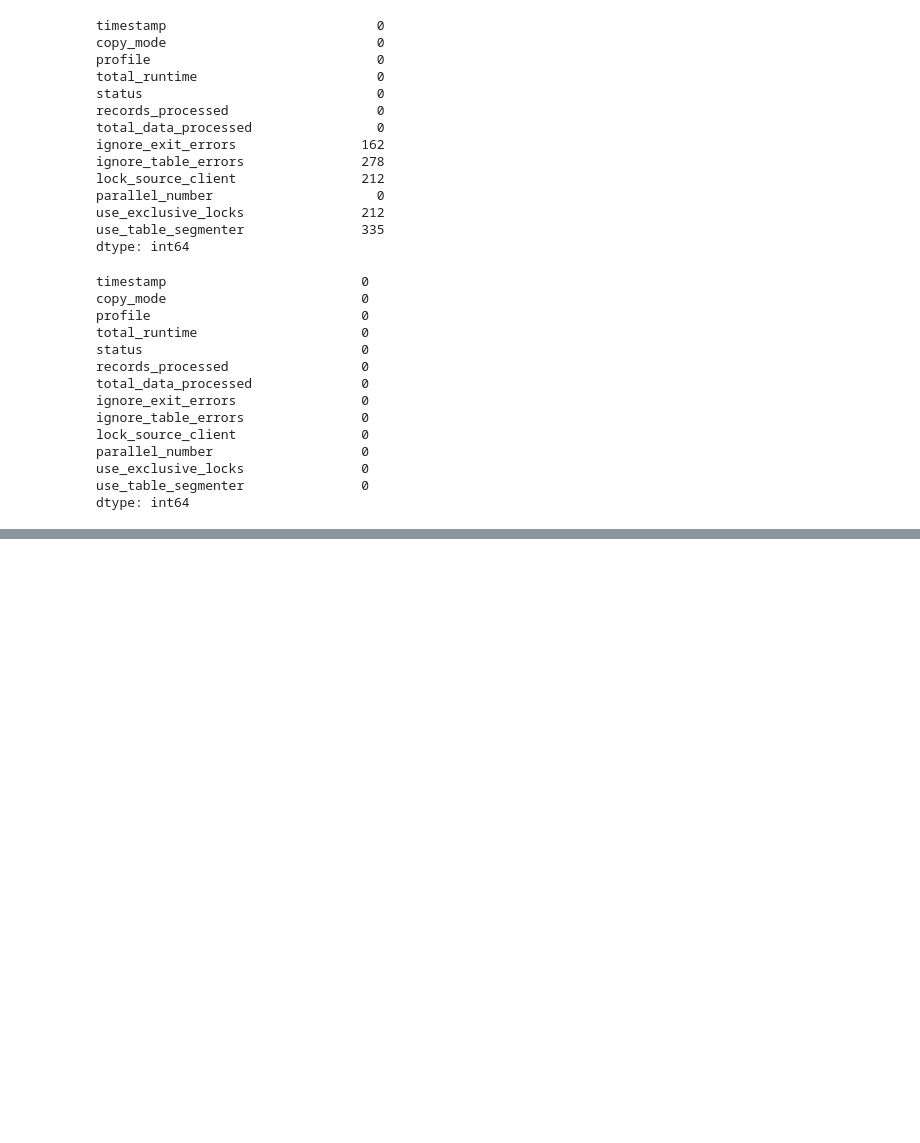
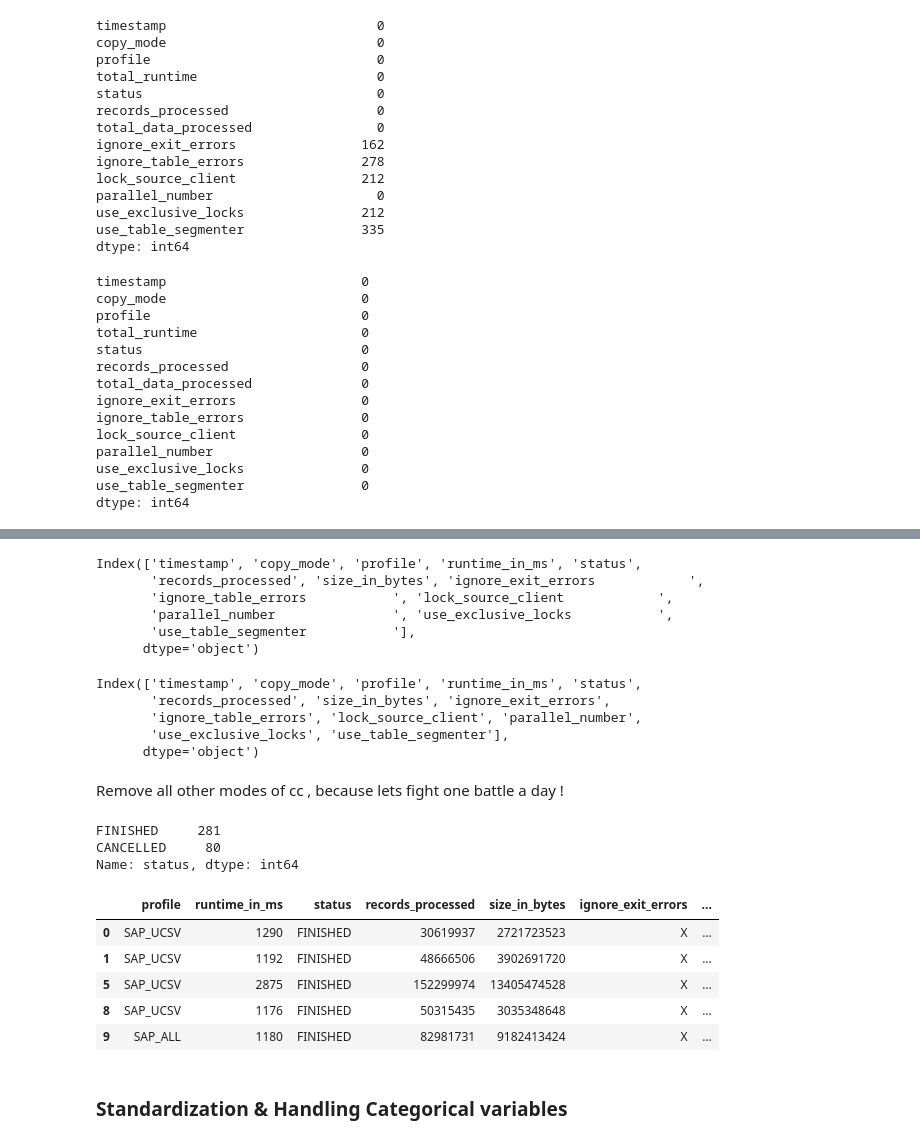
Before and after one commit to subhasisj/python-projects, a Jupyter notebook: Machine Learning Projects/Client Copy/Client Copy Data Exploration.ipynb, the cells around one changed output, grey strips where cells are left out. Saved outputs shown, nothing was run; the diff lists cells and outputs as text; code cells hidden in the pictures; blank space fills up the shorter version.

```diff
--- a/Machine Learning Projects/Client Copy/Client Copy Data Exploration.ipynb
+++ b/Machine Learning Projects/Client Copy/Client Copy Data Exploration.ipynb
@@ -137,0 +163,53 @@ dtype: object
+# %%
+cc_data.columns
+# %% [output]
+Index(['timestamp', 'copy_mode', 'profile', 'runtime_in_ms', 'status',
+       'records_processed', 'size_in_bytes', 'ignore_exit_errors            ',
+       'ignore_table_errors           ', 'lock_source_client            ',
+       'parallel_number               ', 'use_exclusive_locks           ',
+       'use_table_segmenter           '],
+      dtype='object')
+# %%
+cc_data.columns = cc_data.columns.str.replace(' ', '')
+cc_data.columns
+# %% [output]
+Index(['timestamp', 'copy_mode', 'profile', 'runtime_in_ms', 'status',
+       'records_processed', 'size_in_bytes', 'ignore_exit_errors',
+       'ignore_table_errors', 'lock_source_client', 'parallel_number',
+       'use_exclusive_locks', 'use_table_segmenter'],
+      dtype='object')
+# %% [markdown]
+Remove all other modes of cc , because lets fight one battle a day !
+# %%
+cc_data['status'] = cc_data['status'].str.replace(" ","")
+def remove_whitespace(x):
+    try:
+        # remove spaces inside and outside of string
+        x = "".join(x.split())
+
+    except:
+        pass
+    return x
+
+# Apply remove_whitespace to column only
+cc_data = cc_data.apply(remove_whitespace)
+cc_data.status.value_counts()
+# %% [output]
+FINISHED     281
+CANCELLED     80
+Name: status, dtype: int64
+# %%
+criteria = (cc_data.copy_mode=='LOCAL') & (cc_data.status == 'FINISHED')
+local_cc_data = cc_data.loc[criteria]
+# dont need timestamp, copy_mode
+local_cc_data.drop(columns = ['timestamp','copy_mode'],inplace=True)
+local_cc_data.head()
+# %% [output]
+|  | profile | runtime_in_ms | status | records_processed | size_in_bytes | ignore_exit_errors | ... |
+| 0 | SAP_UCSV | 1290 | FINISHED | 30619937 | 2721723523 | X | ... |
+| 1 | SAP_UCSV | 1192 | FINISHED | 48666506 | 3902691720 | X | ... |
+| 5 | SAP_UCSV | 2875 | FINISHED | 152299974 | 13405474528 | X | ... |
+| 8 | SAP_UCSV | 1176 | FINISHED | 50315435 | 3035348648 | X | ... |
+| 9 | SAP_ALL | 1180 | FINISHED | 82981731 | 9182413424 | X | ... |
+# %% [markdown]
+### Standardization & Handling Categorical variables
```
Also changed, not shown: parts of 26 cells of this notebook.
